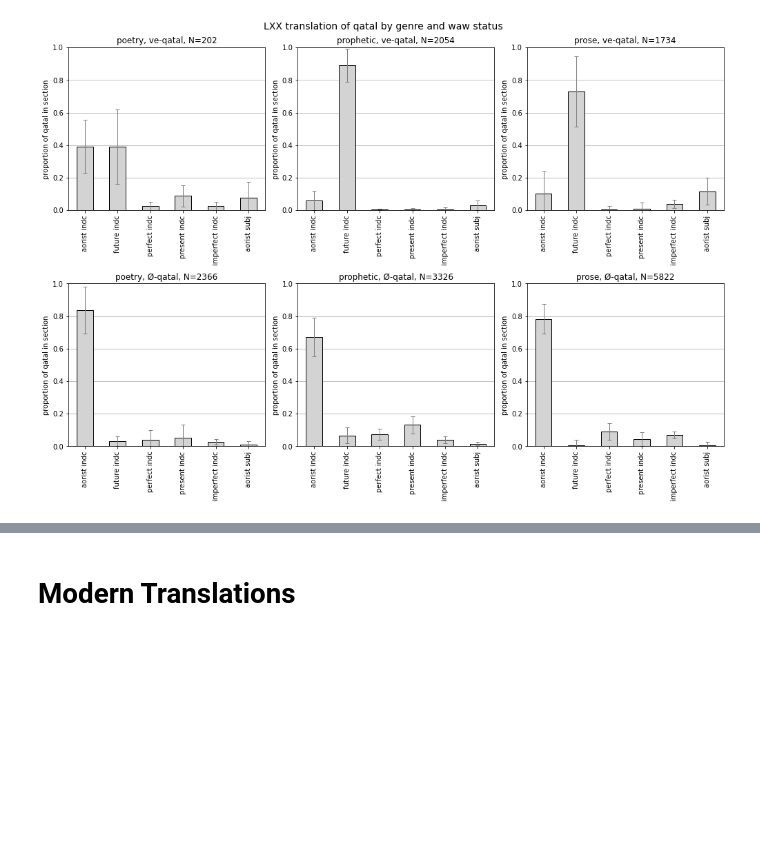
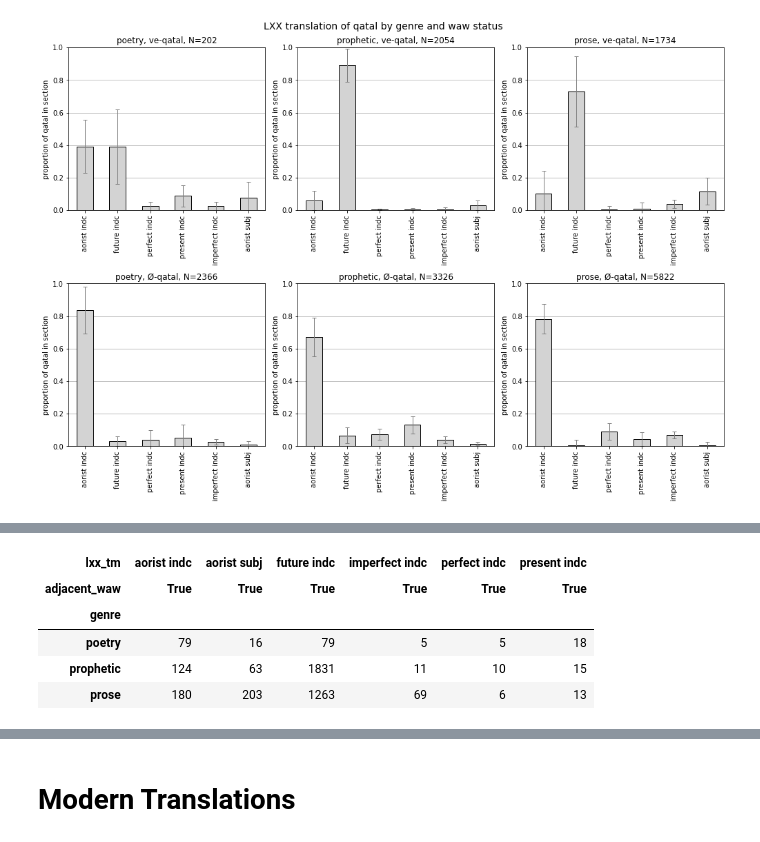
Before and after one commit to CambridgeSemiticsLab/Gesenius_data, a Jupyter notebook: analysis/§106_translations.ipynb, the cells around one changed output, grey strips where cells are left out. Saved outputs shown, nothing was run; the diff lists cells and outputs as text; code cells hidden in the pictures; blank space fills up the shorter version.

```diff
--- a/analysis/_dev_/use_of_perfect.ipynb
+++ b/analysis/§106_translations.ipynb
@@ -304,0 +375,9 @@ pent = ['Genesis', 'Exodus', 'Leviticus', 'Numbers', 'Deuteronomy']
+# %%
+lxx_genre.loc[:, pd.IndexSlice[:,True]]
+# %% [output]
+| lxx_tm | aorist indc | aorist subj | future indc | imperfect indc | perfect indc | present indc |
+| adjacent_waw | True | True | True | True | True | True |
+| genre |  |  |  |  |  |  |
+| poetry | 79 | 16 | 79 | 5 | 5 | 18 |
+| prophetic | 124 | 63 | 1831 | 11 | 10 | 15 |
+| prose | 180 | 203 | 1263 | 69 | 6 | 13 |
```
Also changed, not shown: parts of 44 cells of this notebook, 11 other files.
